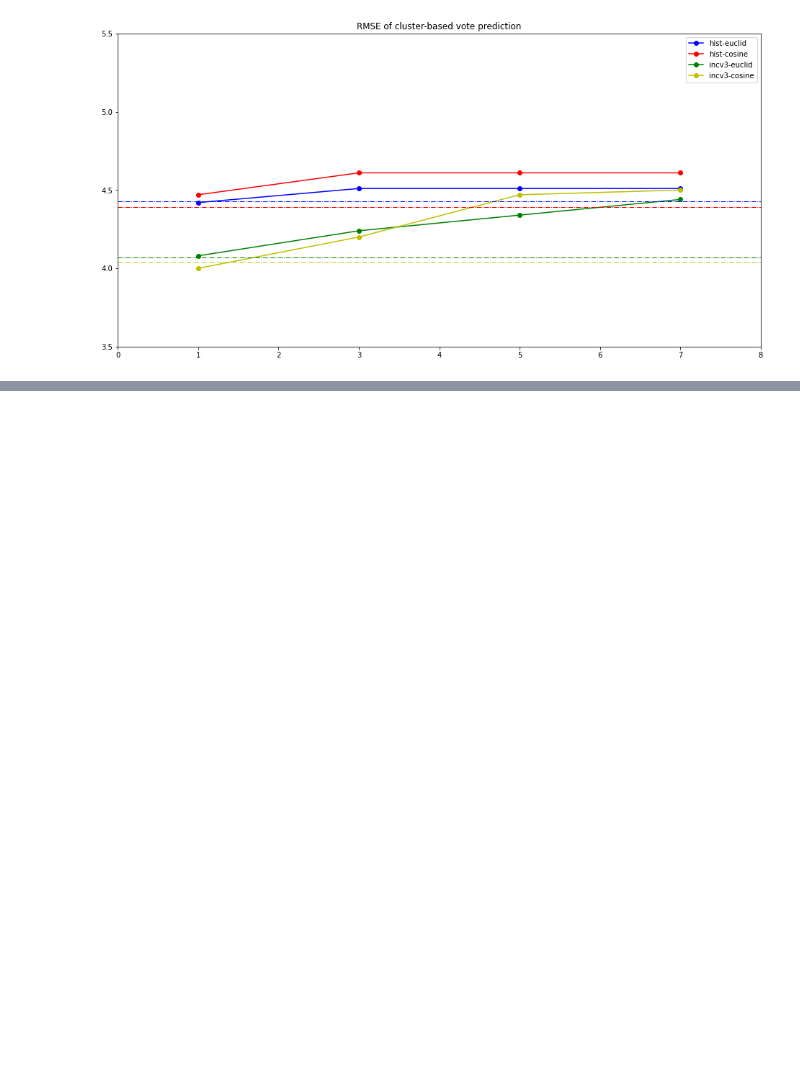
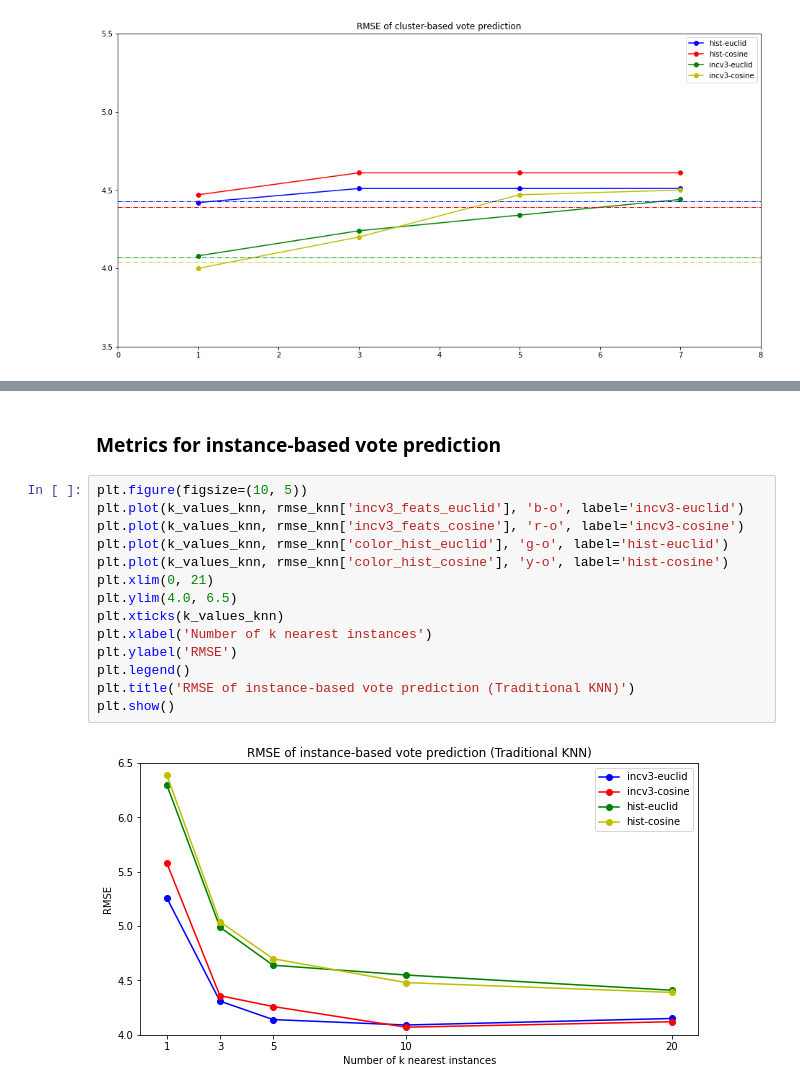
Before and after one commit to EstebanBrito/xai-ucm-unsup, a Jupyter notebook: notebooks/others/Figures.ipynb, the cells around one changed output, grey strips where cells are left out. Cells and saved outputs as stored; diff of their text form; blank space fills up the shorter version.

```diff
--- a/notebooks/others/Figures.ipynb
+++ b/notebooks/others/Figures.ipynb
@@ -36,0 +102,18 @@ plt.show()
+# %% [markdown]
+### Metrics for instance-based vote prediction
+# %%
+plt.figure(figsize=(10, 5))
+plt.plot(k_values_knn, rmse_knn['incv3_feats_euclid'], 'b-o', label='incv3-euclid')
+plt.plot(k_values_knn, rmse_knn['incv3_feats_cosine'], 'r-o', label='incv3-cosine')
+plt.plot(k_values_knn, rmse_knn['color_hist_euclid'], 'g-o', label='hist-euclid')
+plt.plot(k_values_knn, rmse_knn['color_hist_cosine'], 'y-o', label='hist-cosine')
+plt.xlim(0, 21)
+plt.ylim(4.0, 6.5)
+plt.xticks(k_values_knn)
+plt.xlabel('Number of k nearest instances')
+plt.ylabel('RMSE')
+plt.legend()
+plt.title('RMSE of instance-based vote prediction (Traditional KNN)')
+plt.show()
+# %% [output]
+[figure, added]
```
Also changed, not shown: parts of 7 cells of this notebook.
